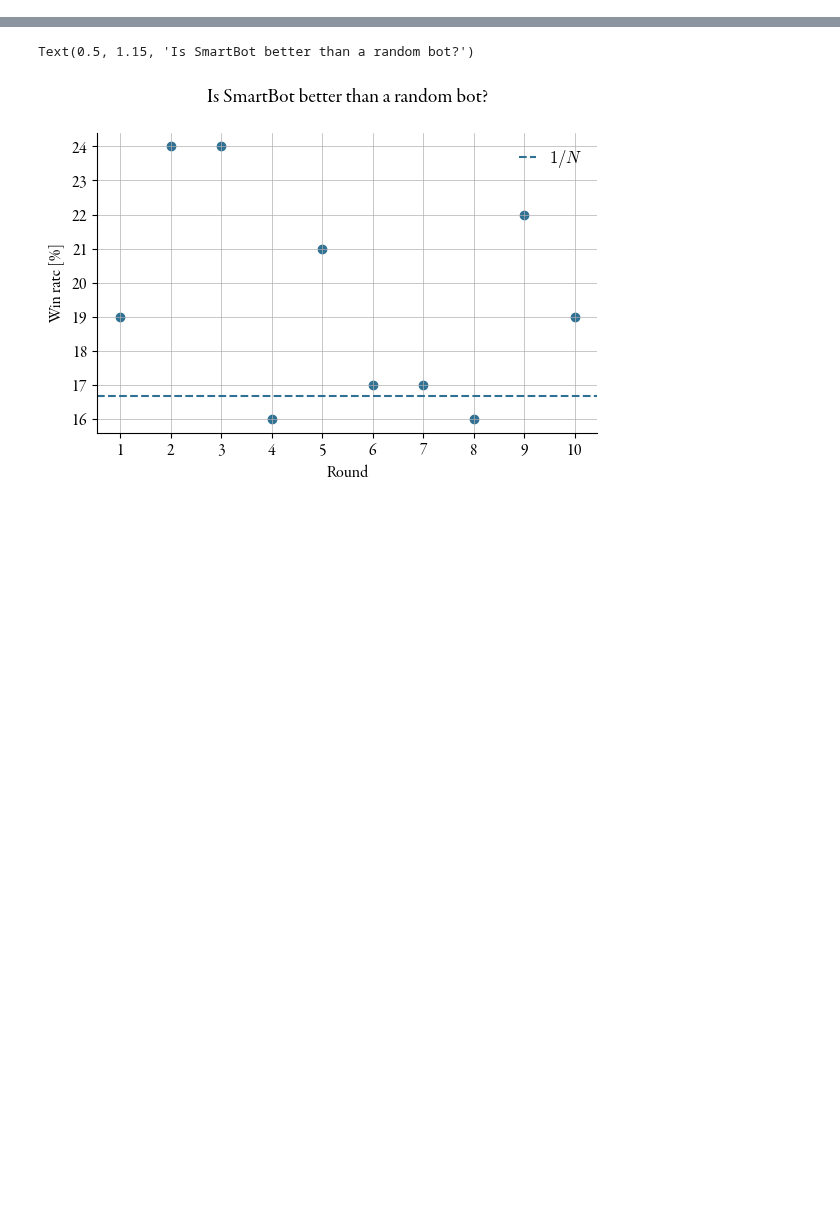
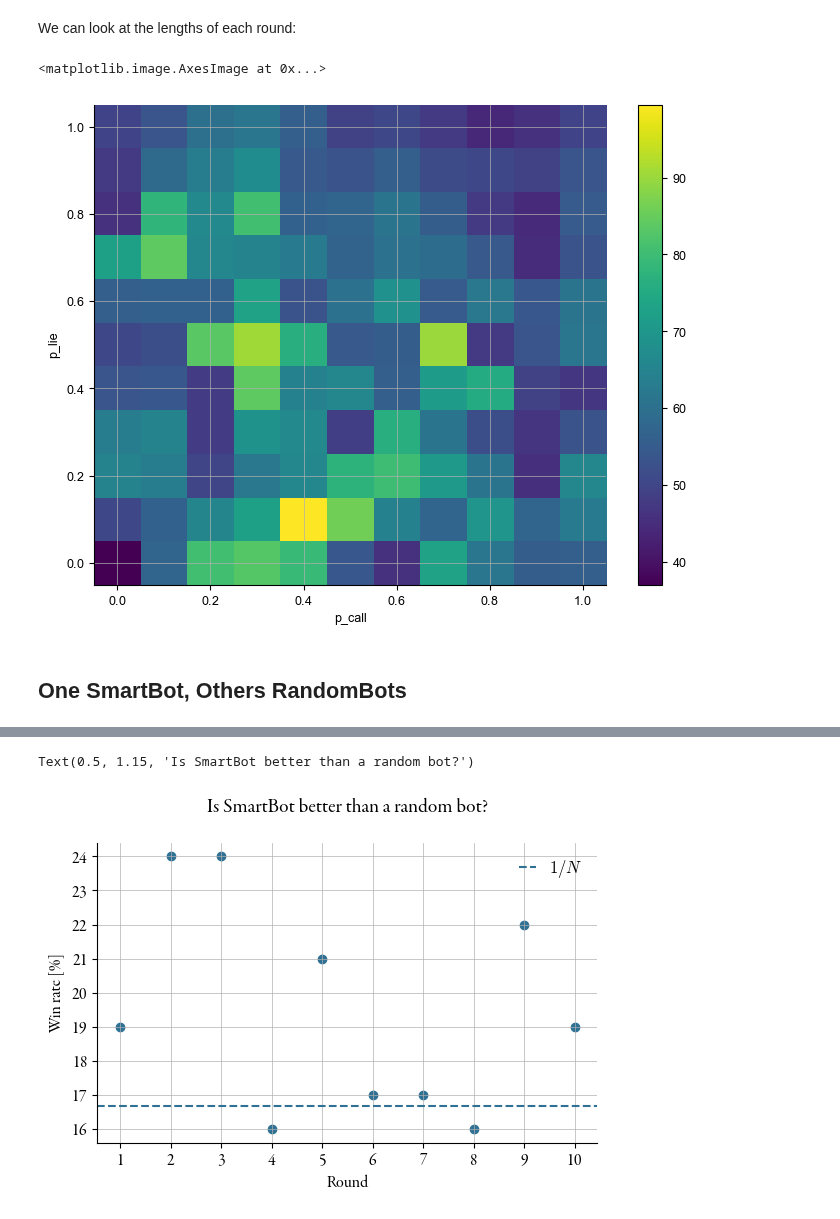
Before and after one commit to humanet-science/Cheat, a Jupyter notebook: experiments.ipynb, the cells around one changed output, grey strips where cells are left out. Saved outputs shown, nothing was run; the diff lists cells and outputs as text; code cells hidden in the pictures; blank space fills up the shorter version.

```diff
--- a/experiments.ipynb
+++ b/experiments.ipynb
@@ -53,0 +89,9 @@ game = setup_game(num_players=6)
+# %% [markdown]
+We can look at the lengths of each round:
+# %%
+one_random_round_length.median('Round').plot.imshow()
+# %% [output]
+<matplotlib.image.AxesImage at 0x...>
+[figure, added]
+# %% [markdown]
+## One SmartBot, Others RandomBots
```
Also changed, not shown: parts of 43 cells of this notebook, 6 other files.
